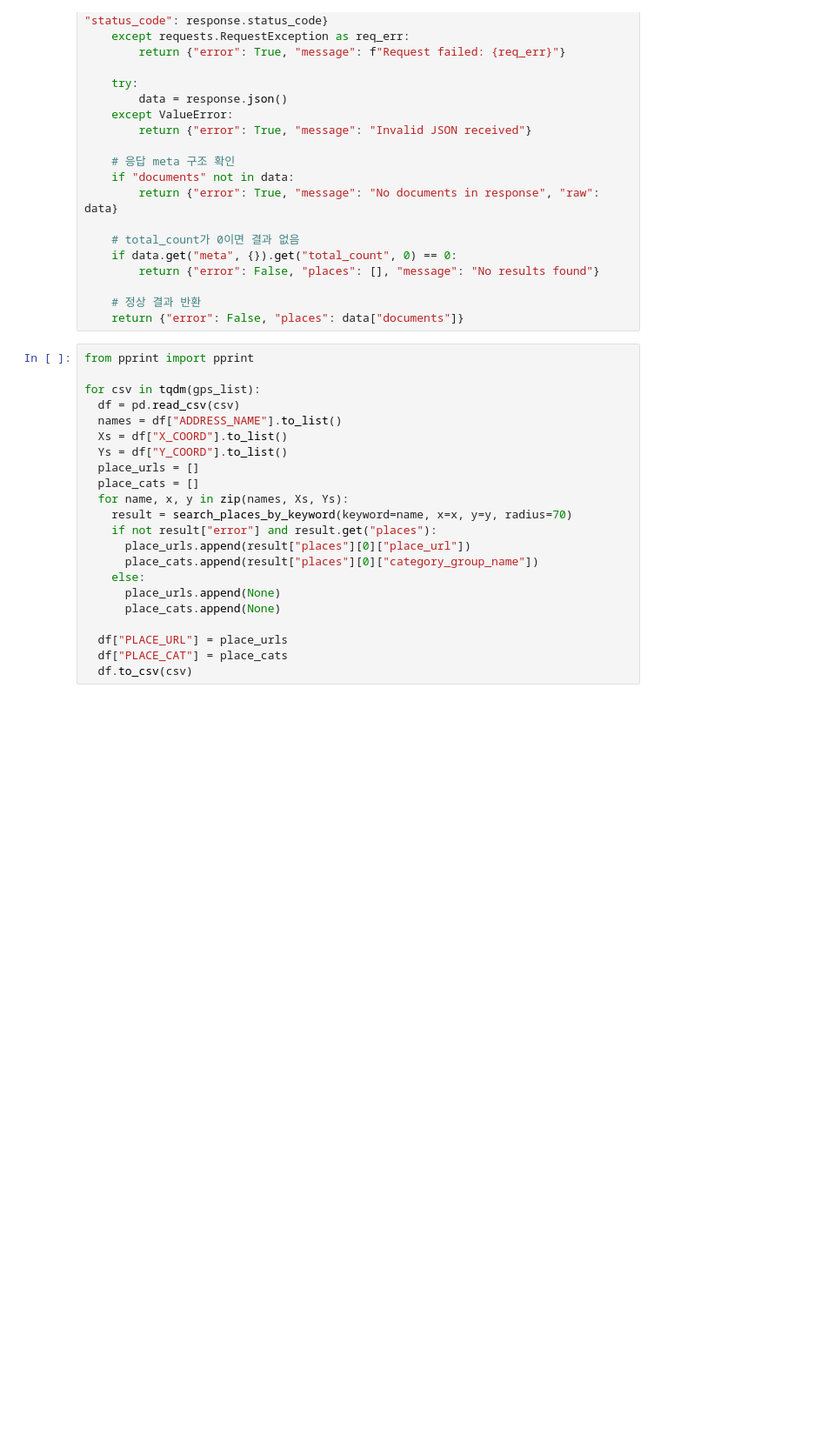
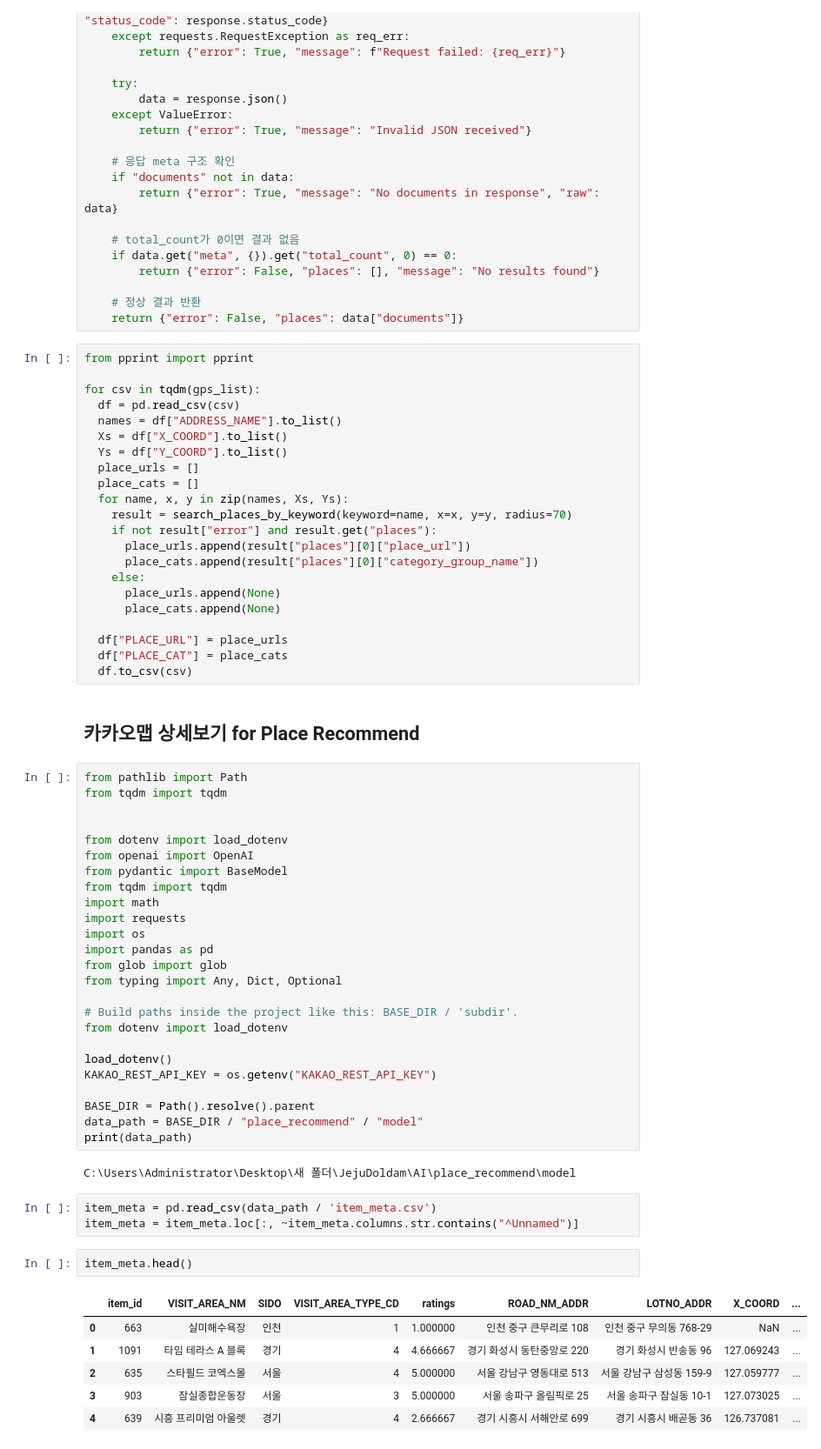
Before and after one commit to ae-tin/JejuDoldam, a Jupyter notebook: AI/route_recommend/gps_preprocessing.ipynb, the cells around one changed output. Shown at 87% size. Drawn from its saved outputs; the diff is of its cells as text; blank space fills up the shorter version.

Commit message:
feat: place rec data preprocessing

```diff
--- a/AI/route_recommend/gps_preprocessing.ipynb
+++ b/AI/route_recommend/gps_preprocessing.ipynb
@@ -799,3 +799,44 @@ for csv in tqdm(gps_list):
   df["PLACE_URL"] = place_urls
   df["PLACE_CAT"] = place_cats
   df.to_csv(csv)
+# %% [markdown]
+## 카카오맵 상세보기 for Place Recommend
+# %%
+from pathlib import Path
+from tqdm import tqdm
+
+
+from dotenv import load_dotenv
+from openai import OpenAI
+from pydantic import BaseModel
+from tqdm import tqdm
+import math
+import requests
+import os
+import pandas as pd
+from glob import glob
+from typing import Any, Dict, Optional
+
+# Build paths inside the project like this: BASE_DIR / 'subdir'.
+from dotenv import load_dotenv
+
+load_dotenv()
+KAKAO_REST_API_KEY = os.getenv("KAKAO_REST_API_KEY")
+
+BASE_DIR = Path().resolve().parent
+data_path = BASE_DIR / "place_recommend" / "model"
+print(data_path)
+# %% [output]
+C:\Users\Administrator\Desktop\새 폴더\JejuDoldam\AI\place_recommend\model
+# %%
+item_meta = pd.read_csv(data_path / 'item_meta.csv')
+item_meta = item_meta.loc[:, ~item_meta.columns.str.contains("^Unnamed")]
+# %%
+item_meta.head()
+# %% [output]
+|  | item_id | VISIT_AREA_NM | SIDO | VISIT_AREA_TYPE_CD | ratings | ROAD_NM_ADDR | LOTNO_ADDR | X_COORD | ... |
+| 0 | 663 | 실미해수욕장 | 인천 | 1 | 1.000000 | 인천 중구 큰무리로 108 | 인천 중구 무의동 768-29 | NaN | ... |
+| 1 | 1091 | 타임 테라스 A 블록 | 경기 | 4 | 4.666667 | 경기 화성시 동탄중앙로 220 | 경기 화성시 반송동 96 | 127.069243 | ... |
+| 2 | 635 | 스타필드 코엑스몰 | 서울 | 4 | 5.000000 | 서울 강남구 영동대로 513 | 서울 강남구 삼성동 159-9 | 127.059777 | ... |
+| 3 | 903 | 잠실종합운동장 | 서울 | 3 | 5.000000 | 서울 송파구 올림픽로 25 | 서울 송파구 잠실동 10-1 | 127.073025 | ... |
+| 4 | 639 | 시흥 프리미엄 아울렛 | 경기 | 4 | 2.666667 | 경기 시흥시 서해안로 699 | 경기 시흥시 배곧동 36 | 126.737081 | ... |
```
Also changed, not shown: parts of 7 cells of this notebook, 2 other files.
